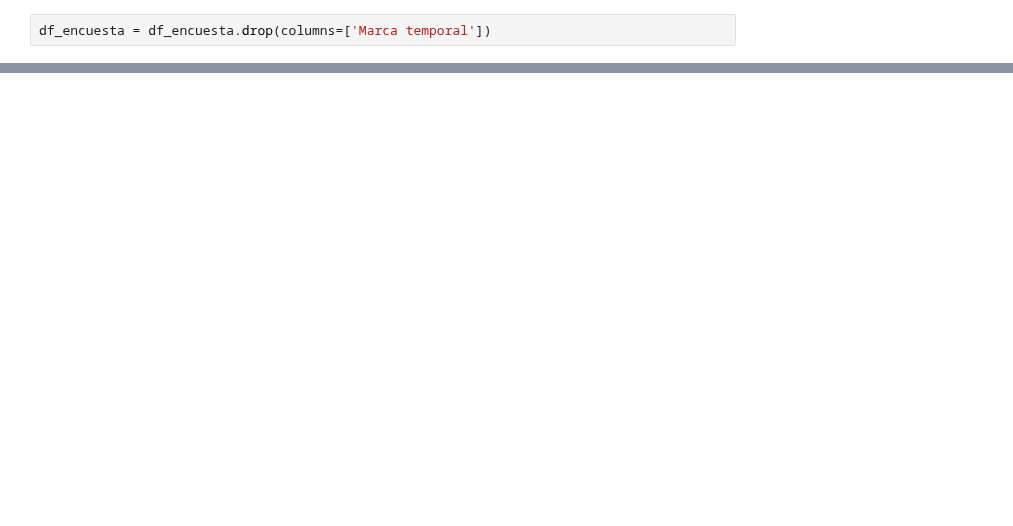
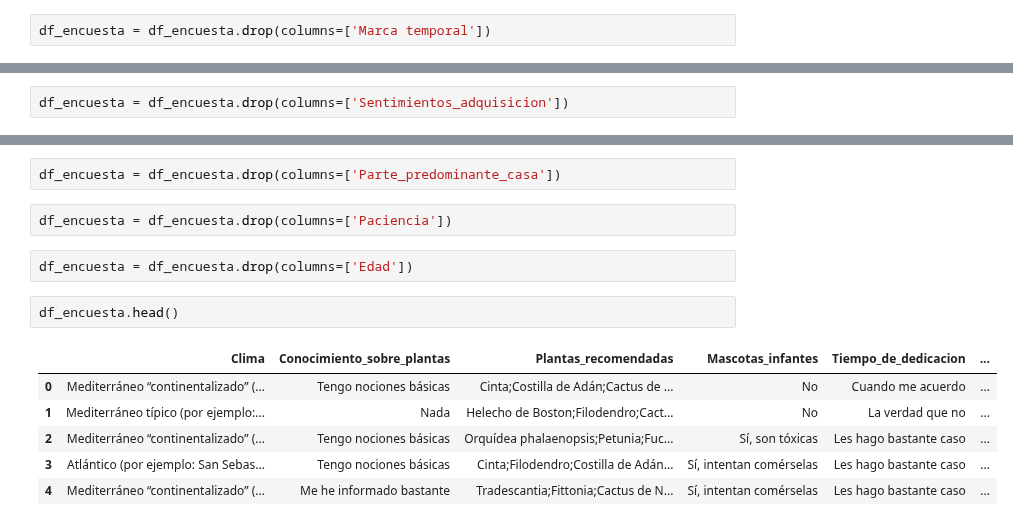
Before and after one commit to Reissuji/Datasets, a Jupyter notebook: ETL&EDA_Plantai.ipynb, the cells around one changed output, grey strips where cells are left out. Saved outputs shown, nothing was run; the diff lists cells and outputs as text; blank space fills up the shorter version.

```diff
--- a/ETL&EDA_Plantai.ipynb
+++ b/ETL&EDA_Plantai.ipynb
@@ -39,0 +76,2 @@ df_encuesta = df_encuesta.drop(columns=['Marca temporal'])
+# %%
+df_encuesta = df_encuesta.drop(columns=['Sentimientos_adquisicion'])
@@ -39,0 +87,15 @@ df_encuesta = df_encuesta.drop(columns=['Marca temporal'])
+# %%
+df_encuesta = df_encuesta.drop(columns=['Parte_predominante_casa'])
+# %%
+df_encuesta = df_encuesta.drop(columns=['Paciencia'])
+# %%
+df_encuesta = df_encuesta.drop(columns=['Edad'])
+# %%
+df_encuesta.head()
+# %% [output]
+|  | Clima | Conocimiento_sobre_plantas | Plantas_recomendadas | Mascotas_infantes | Tiempo_de_dedicacion | ... |
+| 0 | Mediterráneo “continentalizado” (... | Tengo nociones básicas | Cinta;Costilla de Adán;Cactus de ... | No | Cuando me acuerdo | ... |
+| 1 | Mediterráneo típico (por ejemplo:... | Nada | Helecho de Boston;Filodendro;Cact... | No | La verdad que no | ... |
+| 2 | Mediterráneo “continentalizado” (... | Tengo nociones básicas | Orquídea phalaenopsis;Petunia;Fuc... | Sí, son tóxicas | Les hago bastante caso | ... |
+| 3 | Atlántico (por ejemplo: San Sebas... | Tengo nociones básicas | Cinta;Filodendro;Costilla de Adán... | Sí, intentan comérselas | Les hago bastante caso | ... |
+| 4 | Mediterráneo “continentalizado” (... | Me he informado bastante | Tradescantia;Fittonia;Cactus de N... | Sí, intentan comérselas | Les hago bastante caso | ... |
```
Also changed, not shown: parts of 30 cells of this notebook, 4 other files.
